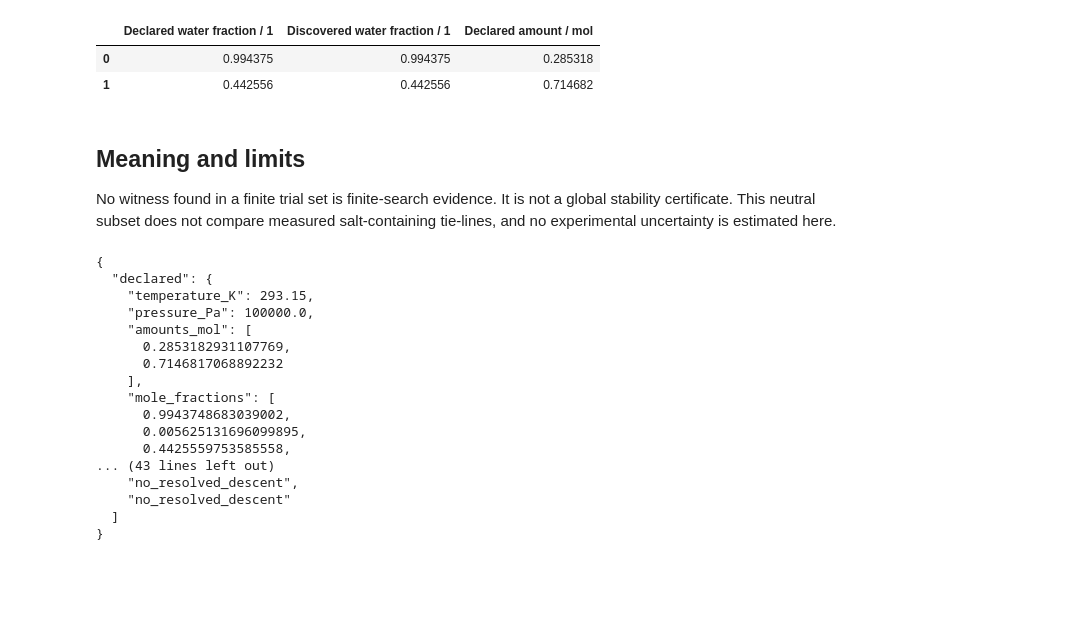
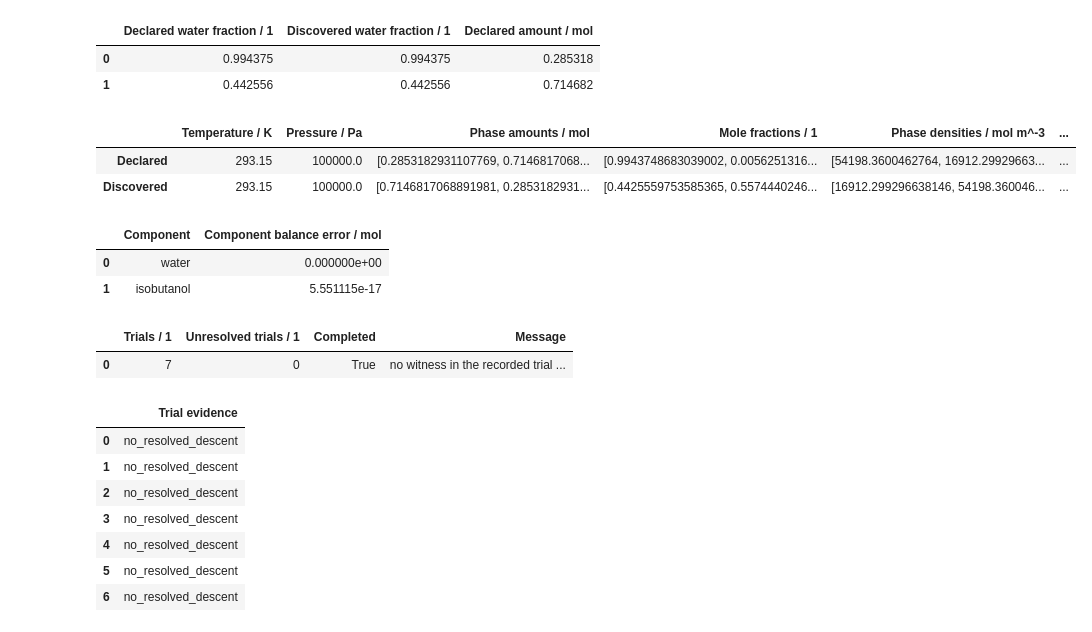
Before and after one commit to tannerpolley/epcsaft, a Jupyter notebook: docs/site/examples/water-isobutanol-discovery.ipynb, the cells around one changed output. Saved outputs shown, nothing was run; the diff lists cells and outputs as text; code cells hidden in the pictures; blank space fills up the shorter version.

```diff
--- a/docs/site/examples/water-isobutanol-discovery.ipynb
+++ b/docs/site/examples/water-isobutanol-discovery.ipynb
@@ -163,30 +154,43 @@ for declared, discovered in zip(declared_order, discovered_order):
 |  | Declared water fraction / 1 | Discovered water fraction / 1 | Declared amount / mol |
 | 0 | 0.994375 | 0.994375 | 0.285318 |
 | 1 | 0.442556 | 0.442556 | 0.714682 |
-# %% [markdown]
-## Meaning and limits
-
-
-No witness found in a finite trial set is finite-search evidence. It is not
-a global stability certificate. This neutral subset does not compare measured
-salt-containing tie-lines, and no experimental uncertainty is estimated here.
 # %%
-print(json.dumps(values, indent=2))
+display(pd.DataFrame(
+    [values["declared"], values["discovered"]], index=["Declared", "Discovered"]
+).rename(columns={
+            "temperature_K": "Temperature / K",
+            "pressure_Pa": "Pressure / Pa",
+            "amounts_mol": "Phase amounts / mol",
+            "mole_fractions": "Mole fractions / 1",
+            "molar_densities_mol_m3": "Phase densities / mol m^-3",
+            "residual": "Maximum classified residual / 1",
+            "linear_solver": "Linear solver",
+        }))
+display(pd.DataFrame({
+    "Component": ["water", "isobutanol"],
+    "Component balance error / mol": values["component_balance_mol"],
+}))
+display(pd.DataFrame([{
+    "Trials / 1": values["trials"],
+    "Unresolved trials / 1": values["unresolved_trials"],
+    "Completed": values["completed"],
+    "Message": values["message"],
+}]))
+display(pd.DataFrame({"Trial evidence": values["trial_evidence"]}))
 # %% [output]
-{
-  "declared": {
-    "temperature_K": 293.15,
-    "pressure_Pa": 100000.0,
-    "amounts_mol": [
-      0.2853182931107769,
-      0.7146817068892232
-    ],
-    "mole_fractions": [
-      0.9943748683039002,
-      0.005625131696099895,
-      0.4425559753585558,
-... (43 lines left out)
-    "no_resolved_descent",
-    "no_resolved_descent"
-  ]
-}
+|  | Temperature / K | Pressure / Pa | Phase amounts / mol | Mole fractions / 1 | Phase densities / mol m^-3 | ... |
+| Declared | 293.15 | 100000.0 | [0.2853182931107769, 0.7146817068... | [0.9943748683039002, 0.0056251316... | [54198.3600462764, 16912.29929663... | ... |
+| Discovered | 293.15 | 100000.0 | [0.7146817068891981, 0.2853182931... | [0.4425559753585365, 0.5574440246... | [16912.299296638146, 54198.360046... | ... |
+|  | Component | Component balance error / mol |
+| 0 | water | 0.000000e+00 |
+| 1 | isobutanol | 5.551115e-17 |
+|  | Trials / 1 | Unresolved trials / 1 | Completed | Message |
+| 0 | 7 | 0 | True | no witness in the recorded trial ... |
+|  | Trial evidence |
+| 0 | no_resolved_descent |
+| 1 | no_resolved_descent |
+| 2 | no_resolved_descent |
+| 3 | no_resolved_descent |
+| 4 | no_resolved_descent |
+| 5 | no_resolved_descent |
+| 6 | no_resolved_descent |
```
Also changed, not shown: parts of 2 cells of this notebook, 10 other files.
